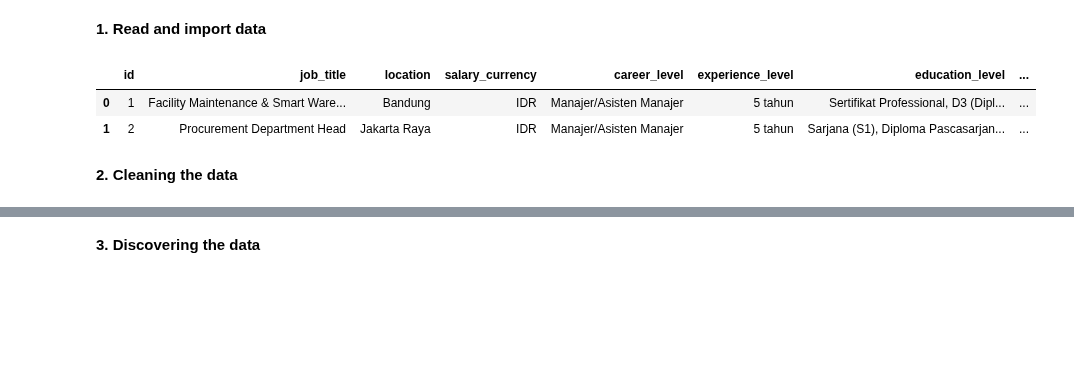
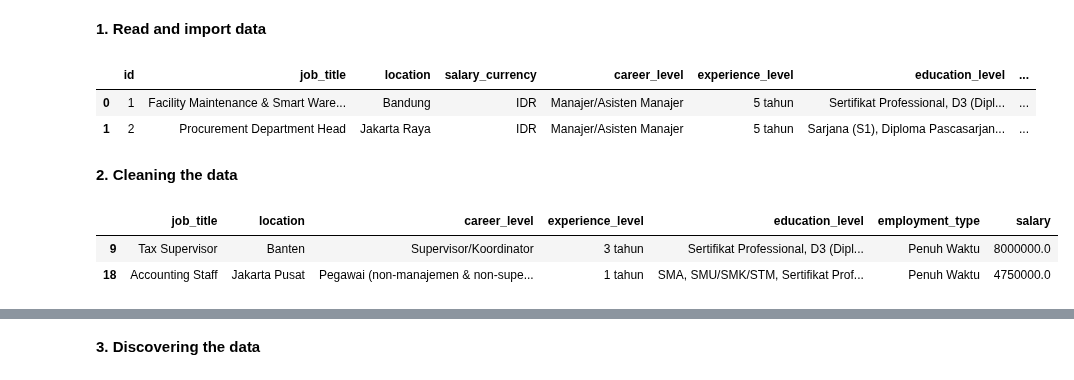
Before and after one commit to Reosta-Pratama/Project-Prediction, a Jupyter notebook: project.ipynb, the cells around one changed output, grey strips where cells are left out. Cells and saved outputs as stored; diff of their text form; code cells hidden in the pictures; blank space fills up the shorter version.

```diff
--- a/project.ipynb
+++ b/project.ipynb
@@ -23,4 +23,10 @@ dataset = dataset.drop(labels=["salary_currency", "job_benefits", "job_function"
 dataset.dropna(inplace=True)
+# %%
+dataset.head(2)
+# %% [output]
+|  | job_title | location | career_level | experience_level | education_level | employment_type | salary |
+| 9 | Tax Supervisor | Banten | Supervisor/Koordinator | 3 tahun | Sertifikat Professional, D3 (Dipl... | Penuh Waktu | 8000000.0 |
+| 18 | Accounting Staff | Jakarta Pusat | Pegawai (non-manajemen & non-supe... | 1 tahun | SMA, SMU/SMK/STM, Sertifikat Prof... | Penuh Waktu | 4750000.0 |
 # %%
 # Nampilin tipe kolom "Object" & "Number"
 objectType  = dataset.select_dtypes(['object']).columns
```
Also changed, not shown: parts of 19 cells of this notebook.
